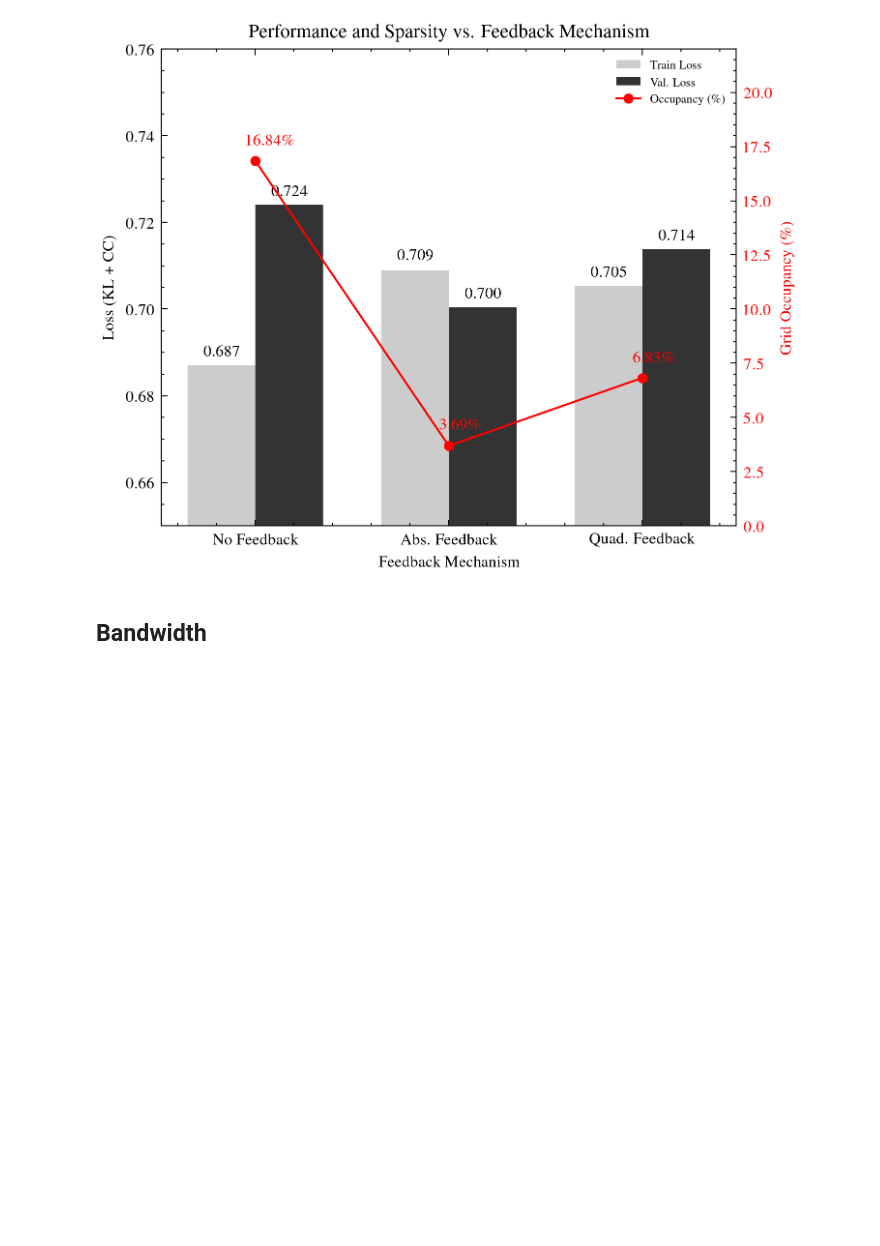
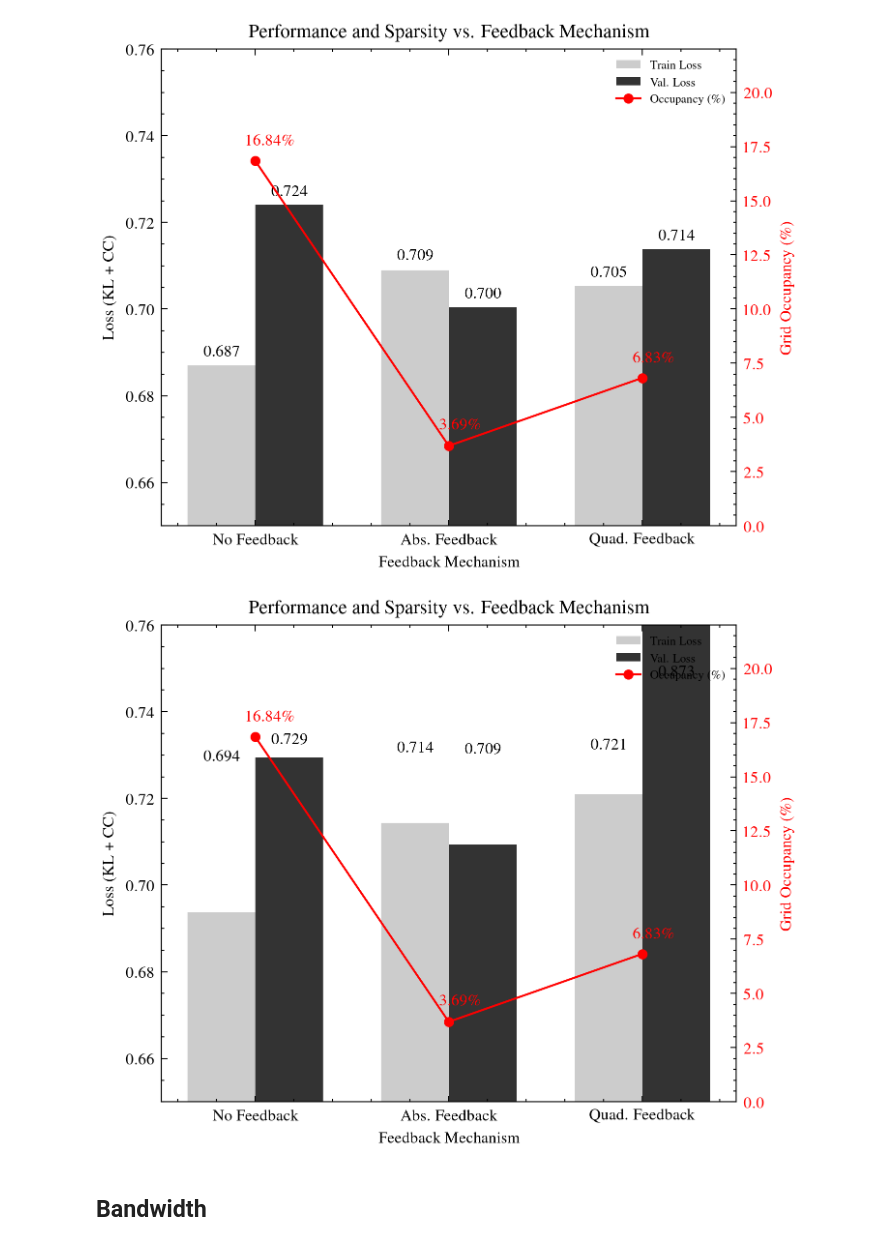
Before and after one commit to mlewandowski0/sillicon-retina, a Jupyter notebook: paper-figures/analysis_saliency.ipynb, the cells around one changed output. Drawn from its saved outputs; the diff is of its cells as text; code cells hidden in the pictures; blank space fills up the shorter version.

Commit message:
saliency analysis

```diff
--- a/paper-figures/analysis_saliency.ipynb
+++ b/paper-figures/analysis_saliency.ipynb
@@ -343,5 +353,101 @@ plt.savefig('feedback_comparison_detailed.png')
 plt.show()
 # %% [output]
 [figure]
+# %%
+import matplotlib.pyplot as plt
+import scienceplots
+import numpy as np
+
+feedback_train_loss = pd.read_csv(os.path.join("analysis", "feedback_train_loss.csv"))
+feedback_val_loss = pd.read_csv(os.path.join("analysis", "feedback_val_loss.csv"))
+
+
+train_columns = ['Fire_saliency_no_fb_20251217_190136 - train_loss_epoch',
+                 'Fire_saliency_abs_fb_20251218_114456 - train_loss_epoch',
+                 'Fire_saliency_quad_fb_20251218_031053 - train_loss_epoch']
+
+val_columns = ['Fire_saliency_no_fb_20251217_190136 - val_loss_epoch',
+               'Fire_saliency_abs_fb_20251218_114456 - val_loss_epoch',
+               'Fire_saliency_quad_fb_20251218_031053 - val_loss_epoch']
+
+# 2. Calculate Statistics (Top-5 Mean)
+train_loss = []
+for col in train_columns:
+    # Mean of the 5 best (smallest) loss values
+    mean_best = feedback_train_loss[col].dropna().nsmallest(5).mean()
+    train_loss.append(mean_best)
+
+val_loss = []
+for col in val_columns:
+    mean_best = feedback_val_loss[col].dropna().nsmallest(5).mean()
+    val_loss.append(mean_best)
+
+# Data for Plotting
+names = ["No Feedback", "Abs. Feedback", "Quad. Feedback"]
+grids_occupancy = np.array([0.16845, 0.03694, 0.068282]) * 100
+
+# 3. Plotting
+plt.style.use(['science', 'ieee'])
+fig, ax1 = plt.subplots(figsize=(5, 4), dpi=300)
+
+x = np.arange(len(names))
+width = 0.35
+
+# Plot Train and Val Loss (Grouped Bars)
+rects1 = ax1.bar(x - width/2, train_loss, width, label='Train Loss', color='gray', alpha=0.4)
+rects2 = ax1.bar(x + width/2, val_loss, width, label='Val. Loss', color='C0', alpha=0.8)
+
+ax1.set_xlabel('Feedback Mechanism')
+ax1.set_ylabel('Loss (KL + CC)')
+ax1.set_xticks(x)
+ax1.set_xticklabels(names)
+ax1.set_ylim(0.65, 0.76)
+
+# Secondary axis for Occupancy
+ax2 = ax1.twinx()
+# Plot Line with zorder=3 to sit on top of bars
+line = ax2.plot(x, grids_occupancy, color='C1', marker='o', markersize=4,
+                label='Occupancy (\%)', zorder=3)
+
+# Add text labels above bars for Loss
+# We use the ax2.annotate trick with xycoords from ax1 to ensure text is on top layer
+def autolabel(rects, ax_target):
+    for rect in rects:
+        height = rect.get_height()
+        ax2.annotate(f'{height:.3f}',
+                    xy=(rect.get_x() + rect.get_width() / 2, height),
+                    xycoords=ax1.get_xaxis_transform(), # Use ax1 coordinates
+                    xytext=(0, 3),
+                    textcoords="offset points",
+                    ha='center', va='bottom', fontsize=8,
+                    zorder=100) # High zorder to stay on top
+
+autolabel(rects1, ax1)
+autolabel(rects2, ax1)
+
+# Add text labels next to data points for Occupancy
+for i, txt in enumerate(grids_occupancy):
+    ax2.annotate(f'{txt:.2f}\%',
+                 (x[i]-0.1, grids_occupancy[i] + 0.9),
+                 xytext=(5, 0),
+                 textcoords='offset points',
+                 va='center', color='C1', weight='bold', fontsize=8,
+                 zorder=101)
+
+ax2.set_ylabel('Grid Occupancy (\%)', color='C1')
+ax2.set_ylim(0, 22)
+ax2.tick_params(axis='y', labelcolor='C1')
+
+# Unified Legend
+lines_1, labels_1 = ax1.get_legend_handles_labels()
+lines_2, labels_2 = ax2.get_legend_handles_labels()
+ax1.legend(lines_1 + lines_2, labels_1 + labels_2, loc='upper right', fontsize='6')
+
+plt.title('Performance and Sparsity vs. Feedback Mechanism')
+fig.tight_layout()
+plt.savefig('feedback_comparison_detailed_3.png')
+plt.show()
+# %% [output]
+[figure, added]
 # %% [markdown]
 ## Bandwidth
```
Also changed, not shown: parts of 10 cells of this notebook, 9 other files.
